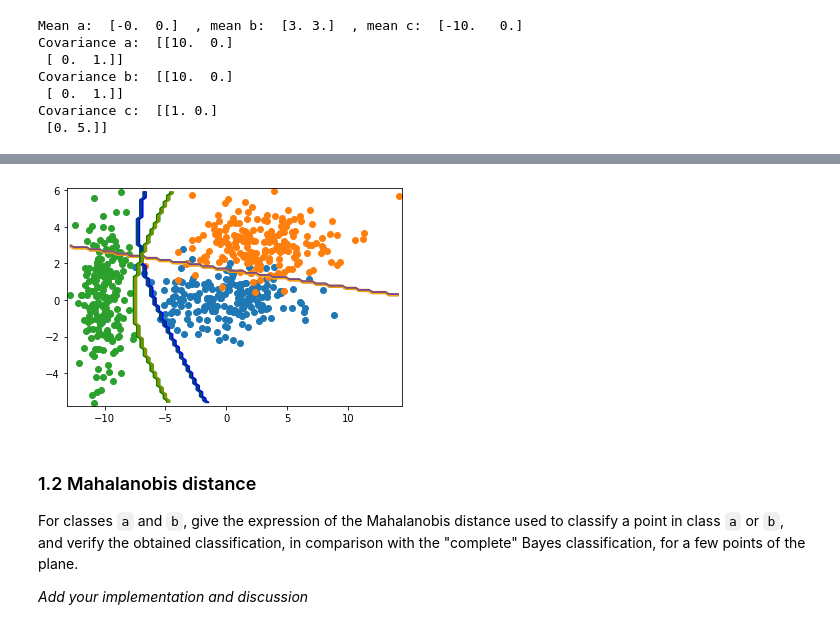
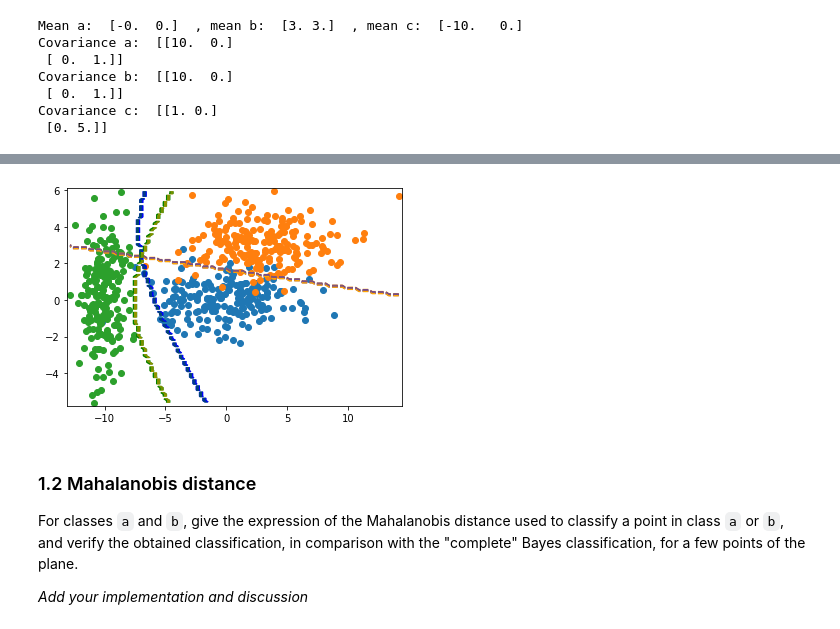
Before and after one commit to Jiang15/Image_analysis_and_pattern-recognition, a Jupyter notebook: Lab 3/lab_03_classification.ipynb, the cells around one changed output, grey strips where cells are left out. Drawn from its saved outputs; the diff is of its cells as text; code cells hidden in the pictures.

```diff
--- a/Lab 3/lab_03_classification.ipynb
+++ b/Lab 3/lab_03_classification.ipynb
@@ -165,14 +179,14 @@ CA = CA.reshape(N,N)
 # %%
-plt.contour(xs, ys, AB, colors = ['orange','blue'])
-plt.contour(xs, ys, BC, colors = ['blue','green'])
-plt.contour(xs, ys, CA, colors = ['green','orange'])
+plt.contour(xs, ys, AB, linestyles='dashed', colors = ['orange','blue'])
+plt.contour(xs, ys, BC, linestyles='dashed', colors = ['blue','green'])
+plt.contour(xs, ys, CA, linestyles='dashed', colors = ['green','orange'])
 
 plt.scatter(a[:,0],a[:,1])
 plt.scatter(b[:,0],b[:,1])
 plt.scatter(c[:,0],c[:,1])
 plt.margins(0,0)
 # %% [output]
-[figure, old version]
+[figure, new version]
 # %% [markdown]
 ### 1.2 Mahalanobis distance
 For classes `a` and `b`, give the expression of the Mahalanobis distance used to classify a point in class `a` or `b`, and verify the obtained classification, in comparison with the "complete" Bayes classification, for a few points of the plane.
```
Also changed, not shown: parts of 7 cells of this notebook.
